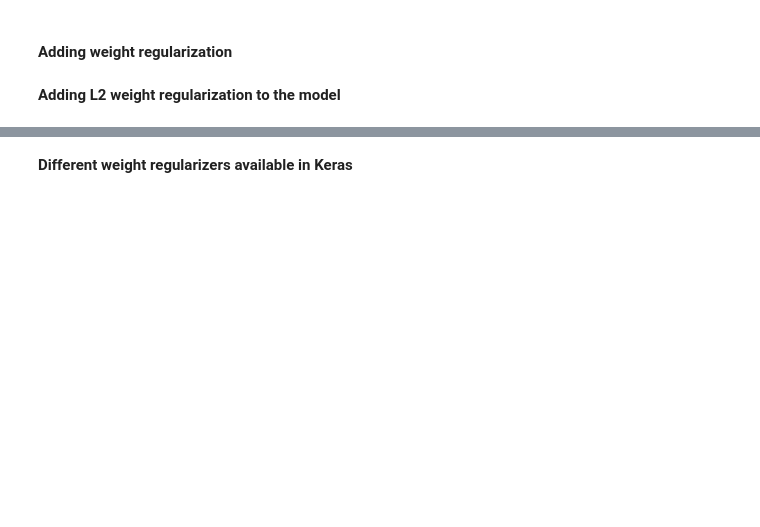
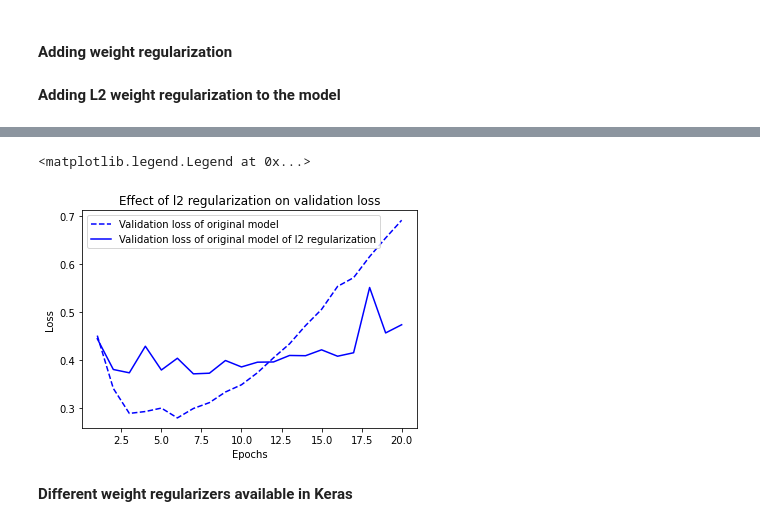
Before and after one commit to HyungjooAhn1/AIDL, a Jupyter notebook: chapter05_fundamentals-of-ml.ipynb, the cells around one changed output, grey strips where cells are left out. Drawn from its saved outputs; the diff is of its cells as text; code cells hidden in the pictures; blank space fills up the shorter version.

```diff
--- a/chapter05_fundamentals-of-ml.ipynb
+++ b/chapter05_fundamentals-of-ml.ipynb
@@ -545,16 +586,19 @@ history_l2_reg = model.fit(
 # %%
 import matplotlib.pyplot as plt
 val_loss = history_original.history["val_loss"]
 val_loss2 = history_l2_reg.history["val_loss"]
 epochs = range(1, 21)
 plt.plot(epochs, val_loss, "b--",
          label="Validation loss of original model")
 plt.plot(epochs, val_loss2, "b-",
          label="Validation loss of original model of l2 regularization")
-plt.title("Effect of l2 regularization model capacity on validation loss")
+plt.title("Effect of l2 regularization on validation loss")
 plt.xlabel("Epochs")
 plt.ylabel("Loss")
 plt.legend()
+# %% [output]
+<matplotlib.legend.Legend at 0x...>
+[figure, added]
 # %% [markdown]
 **Different weight regularizers available in Keras**
 # %%
```
Also changed, not shown: parts of 20 cells of this notebook.
